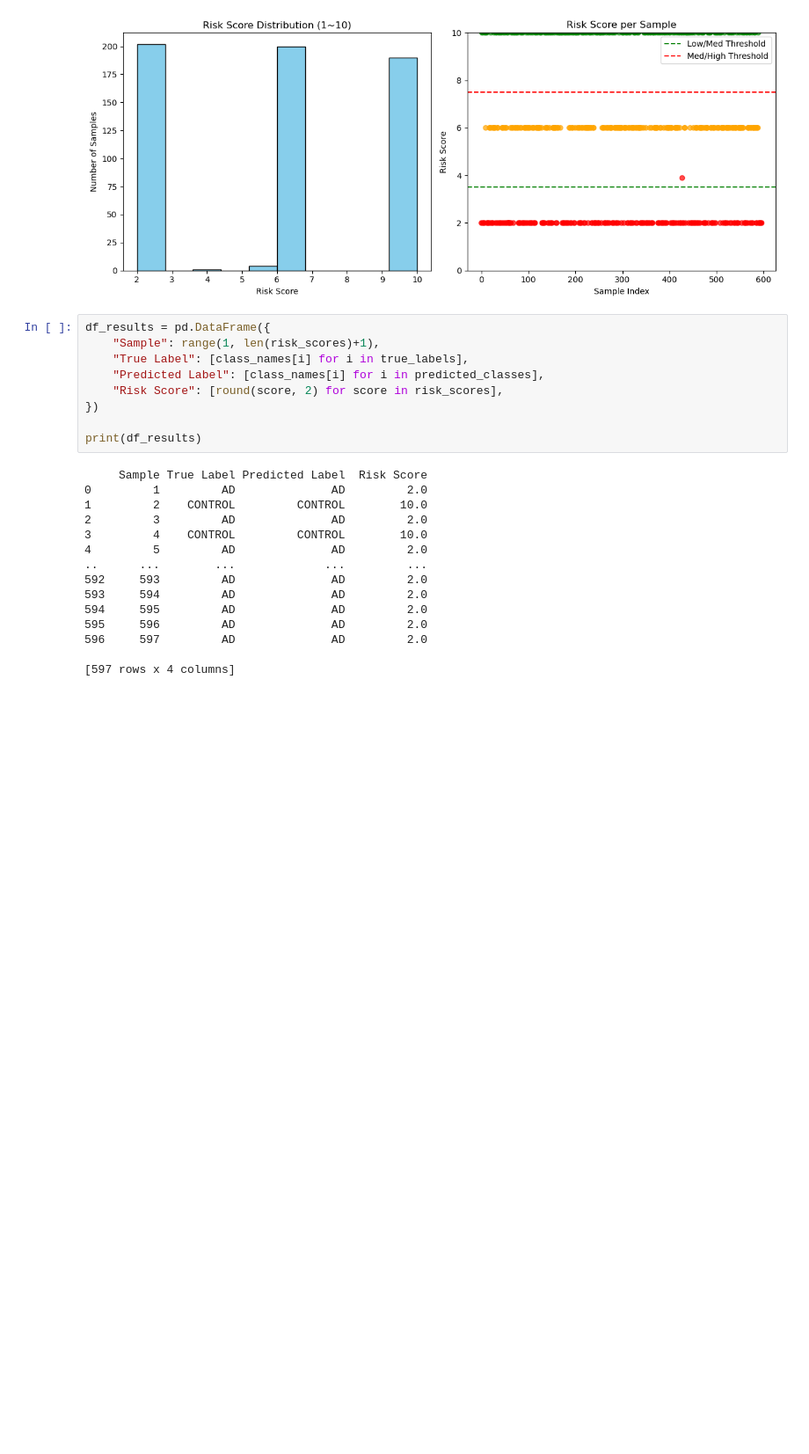
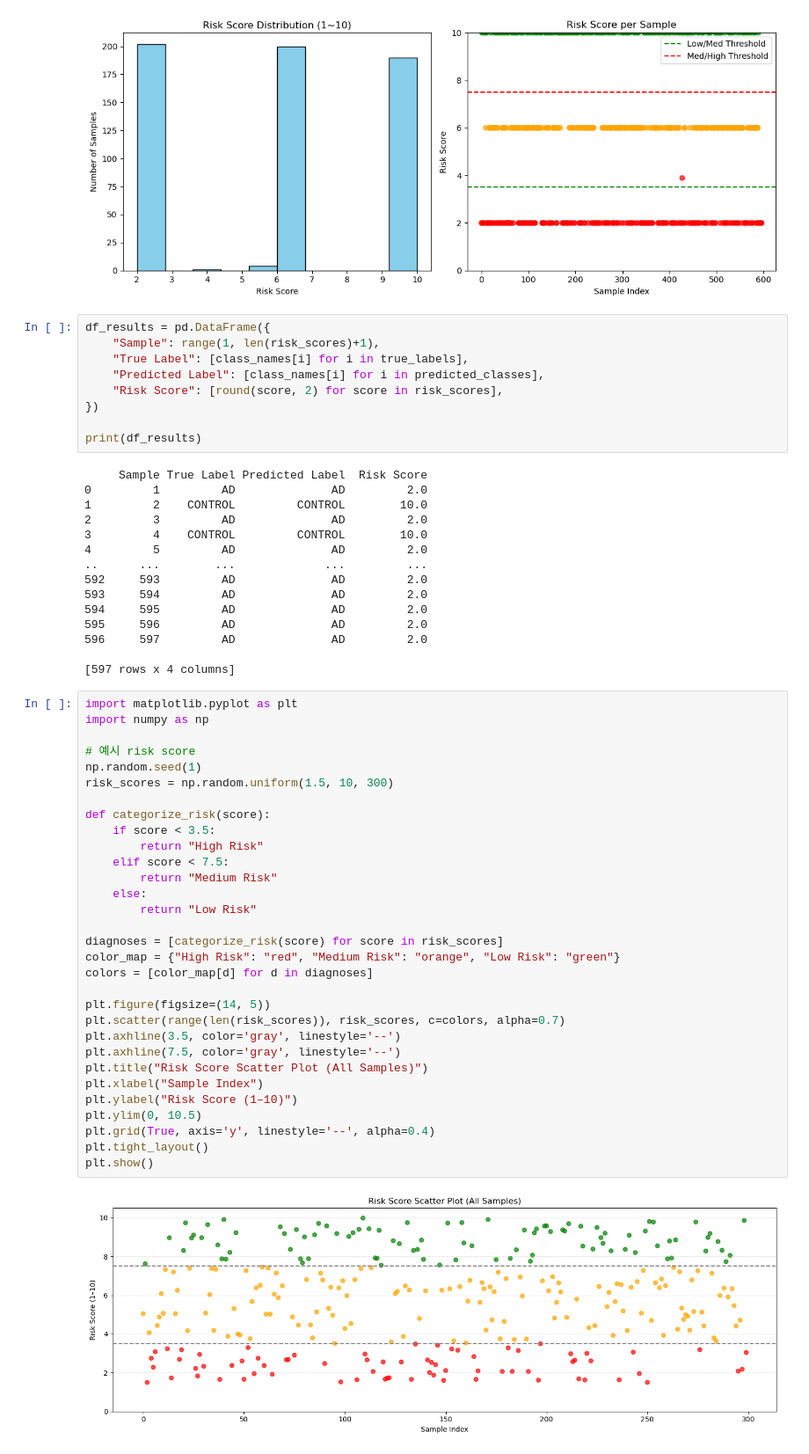
Before and after one commit to Minnie02/CABON-project, a Jupyter notebook: AD_EDA_22.ipynb, the cells around one changed output. Shown at 88% size. Cells and saved outputs as stored; diff of their text form; blank space fills up the shorter version.

```diff
--- a/AD_EDA_22.ipynb
+++ b/AD_EDA_22.ipynb
@@ -864,3 +864,36 @@ print(df_results)
 596     597         AD              AD         2.0
 
 [597 rows x 4 columns]
+# %%
+import matplotlib.pyplot as plt
+import numpy as np
+
+# 예시 risk score
+np.random.seed(1)
+risk_scores = np.random.uniform(1.5, 10, 300)
+
+def categorize_risk(score):
+    if score < 3.5:
+        return "High Risk"
+    elif score < 7.5:
+        return "Medium Risk"
+    else:
+        return "Low Risk"
+
+diagnoses = [categorize_risk(score) for score in risk_scores]
+color_map = {"High Risk": "red", "Medium Risk": "orange", "Low Risk": "green"}
+colors = [color_map[d] for d in diagnoses]
+
+plt.figure(figsize=(14, 5))
+plt.scatter(range(len(risk_scores)), risk_scores, c=colors, alpha=0.7)
+plt.axhline(3.5, color='gray', linestyle='--')
+plt.axhline(7.5, color='gray', linestyle='--')
+plt.title("Risk Score Scatter Plot (All Samples)")
+plt.xlabel("Sample Index")
+plt.ylabel("Risk Score (1–10)")
+plt.ylim(0, 10.5)
+plt.grid(True, axis='y', linestyle='--', alpha=0.4)
+plt.tight_layout()
+plt.show()
+# %% [output]
+[figure, added]
```
Also changed, not shown: parts of 1 cell of this notebook.
